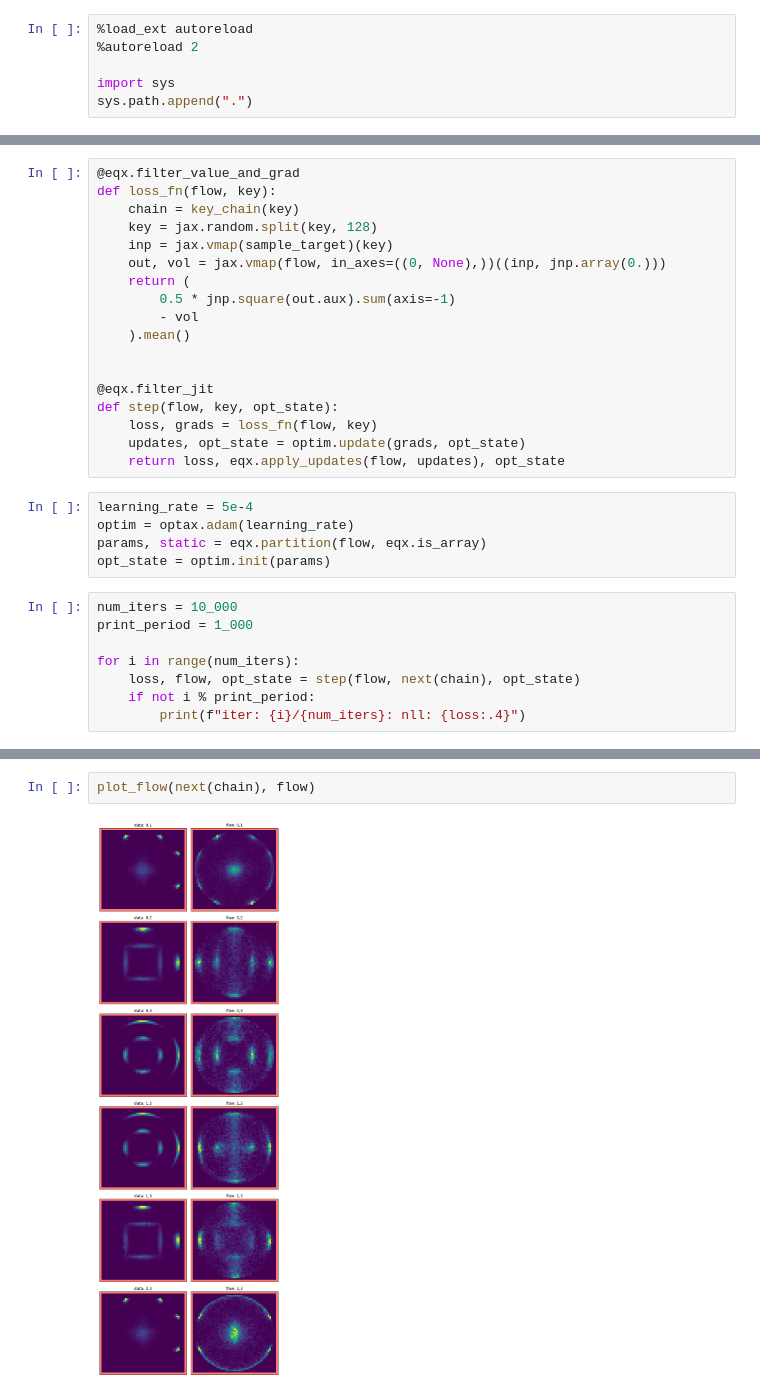
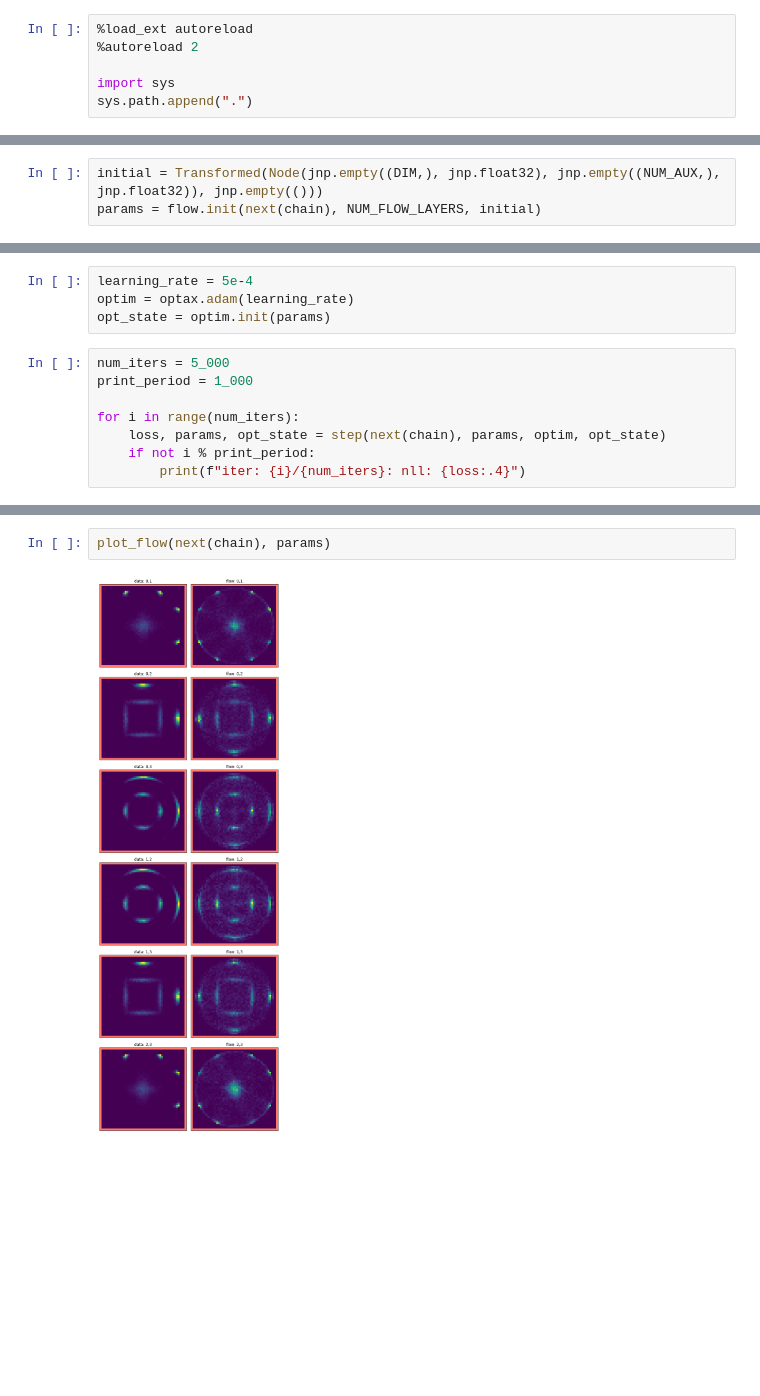
Before and after one commit to noegroup/flox, a Jupyter notebook: flow_integration.ipynb, the cells around one changed output, grey strips where cells are left out. Cells and saved outputs as stored; diff of their text form; blank space fills up the shorter version.

```diff
--- a/flow_integration.ipynb
+++ b/flow_integration.ipynb
@@ -206 +286,4 @@ def plot_flow(key: jax.random.PRNGKeyArray, flow: eqx.Module, log_norm: bool = F
+# %%
+initial = Transformed(Node(jnp.empty((DIM,), jnp.float32), jnp.empty((NUM_AUX,), jnp.float32)), jnp.empty(()))
+params = flow.init(next(chain), NUM_FLOW_LAYERS, initial)
 # %%
@@ -210,32 +293,13 @@ plot_flow(next(chain), flow)
-# %%
-@eqx.filter_value_and_grad
-def loss_fn(flow, key):
-    chain = key_chain(key)
-    key = jax.random.split(key, 128)
-    inp = jax.vmap(sample_target)(key)
-    out, vol = jax.vmap(flow, in_axes=((0, None),))((inp, jnp.array(0.)))
-    return (
-        0.5 * jnp.square(out.aux).sum(axis=-1)
-        - vol
-    ).mean()
-
-
-@eqx.filter_jit
-def step(flow, key, opt_state):
-    loss, grads = loss_fn(flow, key)
-    updates, opt_state = optim.update(grads, opt_state)
-    return loss, eqx.apply_updates(flow, updates), opt_state
 # %%
 learning_rate = 5e-4
 optim = optax.adam(learning_rate)
-params, static = eqx.partition(flow, eqx.is_array)
 opt_state = optim.init(params)
 # %%
-num_iters = 10_000
+num_iters = 5_000
 print_period = 1_000
 
 for i in range(num_iters):
-    loss, flow, opt_state = step(flow, next(chain), opt_state)
+    loss, params, opt_state = step(next(chain), params, optim, opt_state)
     if not i % print_period:
         print(f"iter: {i}/{num_iters}: nll: {loss:.4}")
 # %% [output]
@@ -252,4 +311,4 @@ iter: 9000/10000: nll: 0.287
 # %%
-plot_flow(next(chain), flow)
+plot_flow(next(chain), params)
 # %% [output]
-[figure, old version]
+[figure, new version]
```
Also changed, not shown: parts of 17 cells of this notebook, 14 other files.
